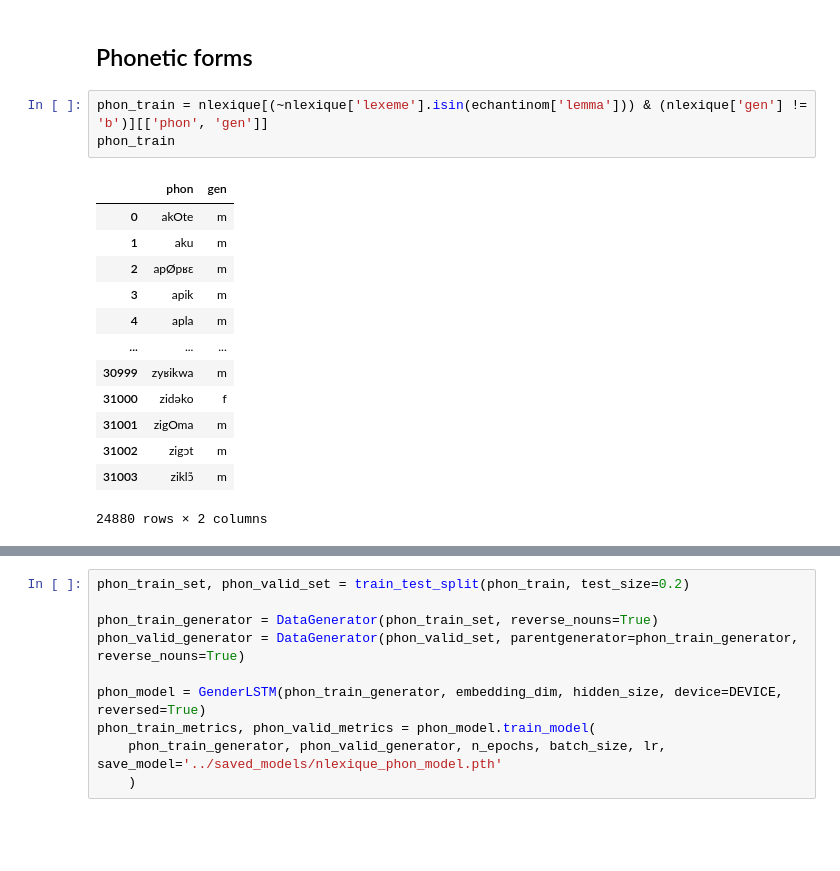
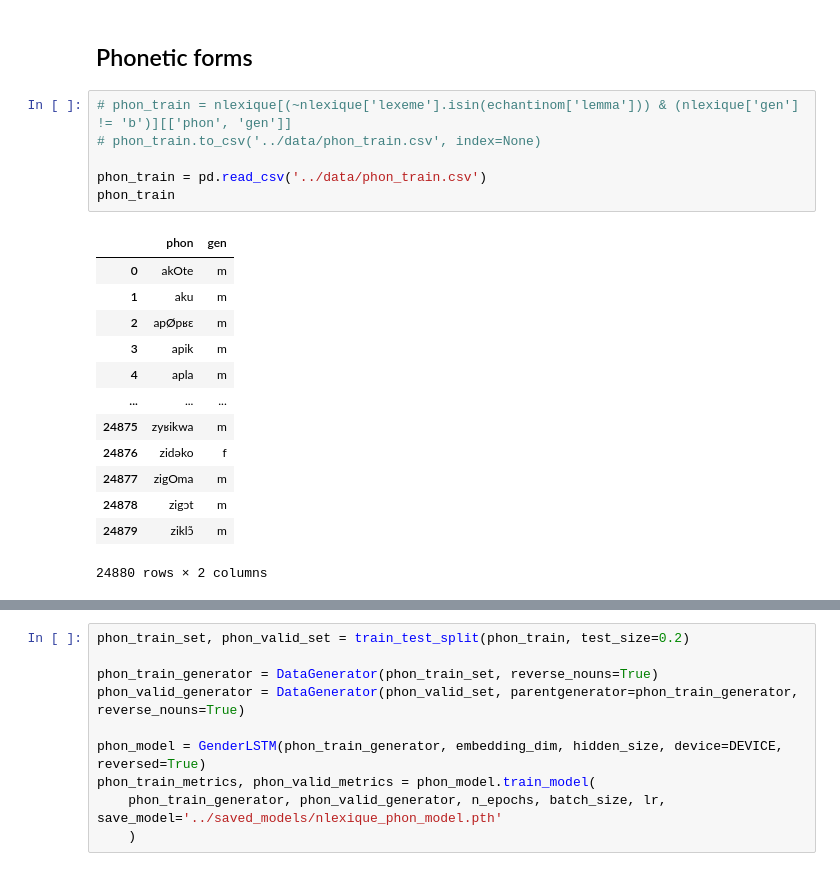
Before and after one commit to obonami/gender_prediction, a Jupyter notebook: src/main_suffix_vs_non-suffix.ipynb, the cells around one changed output, grey strips where cells are left out. Saved outputs shown, nothing was run; the diff lists cells and outputs as text; blank space fills up the shorter version.

```diff
--- a/src/main_suffix_vs_non-suffix.ipynb
+++ b/src/main_suffix_vs_non-suffix.ipynb
@@ -158,19 +164,22 @@ statistical_check(orth_train_set, orth_valid_set, orth_test, hyperparameters, ou
 # %% [markdown]
 ## Phonetic forms
 # %%
-phon_train = nlexique[(~nlexique['lexeme'].isin(echantinom['lemma'])) & (nlexique['gen'] != 'b')][['phon', 'gen']]
+# phon_train = nlexique[(~nlexique['lexeme'].isin(echantinom['lemma'])) & (nlexique['gen'] != 'b')][['phon', 'gen']]
+# phon_train.to_csv('../data/phon_train.csv', index=None)
+
+phon_train = pd.read_csv('../data/phon_train.csv')
 phon_train
 # %% [output]
 |  | phon | gen |
 | 0 | akOte | m |
 | 1 | aku | m |
 | 2 | apØpʁɛ | m |
 | 3 | apik | m |
 | 4 | apla | m |
 | ... | ... | ... |
-| 30999 | zyʁikwa | m |
-| 31000 | zidəko | f |
-| 31001 | zigOma | m |
-| 31002 | zigɔt | m |
-| 31003 | ziklɔ̃ | m |
+| 24875 | zyʁikwa | m |
+| 24876 | zidəko | f |
+| 24877 | zigOma | m |
+| 24878 | zigɔt | m |
+| 24879 | ziklɔ̃ | m |
 24880 rows × 2 columns
```
Also changed, not shown: parts of 5 cells of this notebook, 4 other files.
